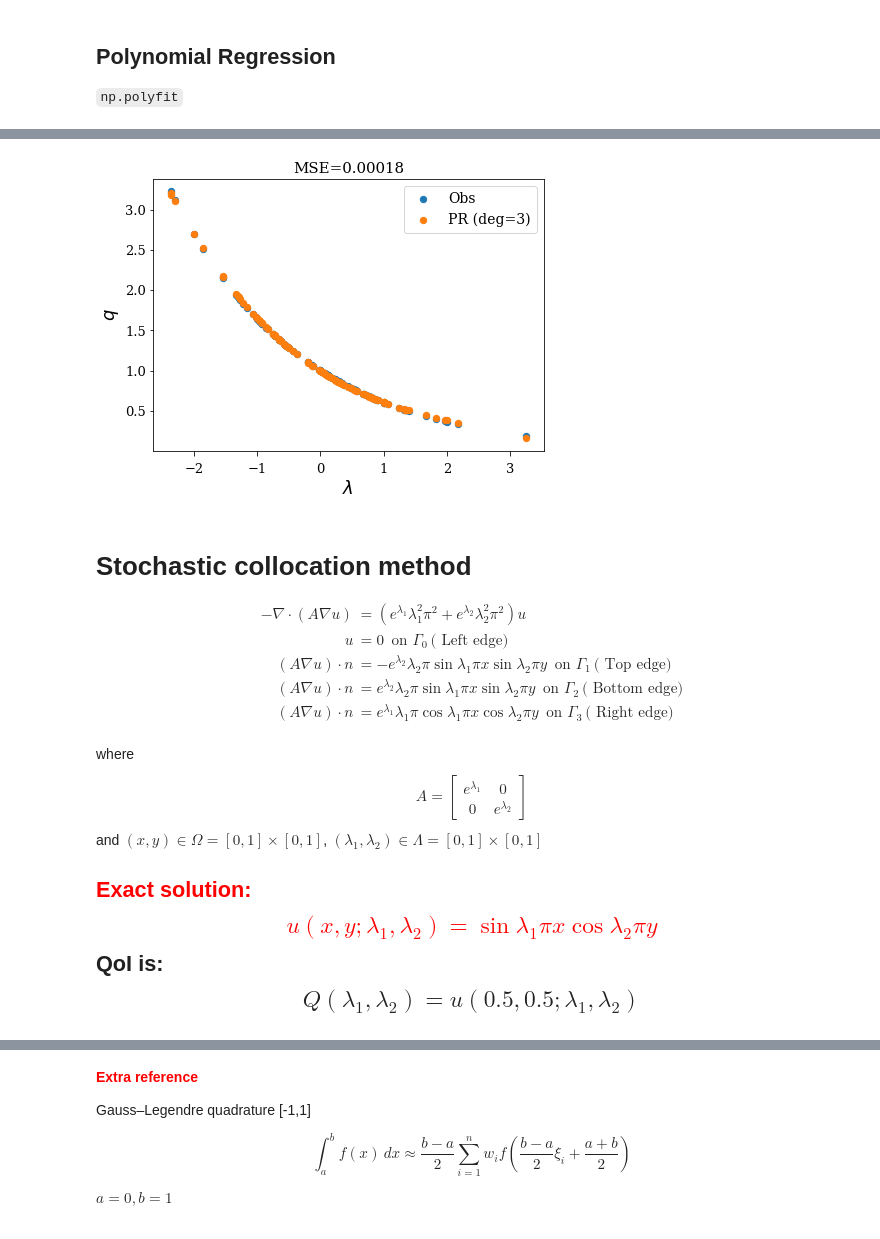
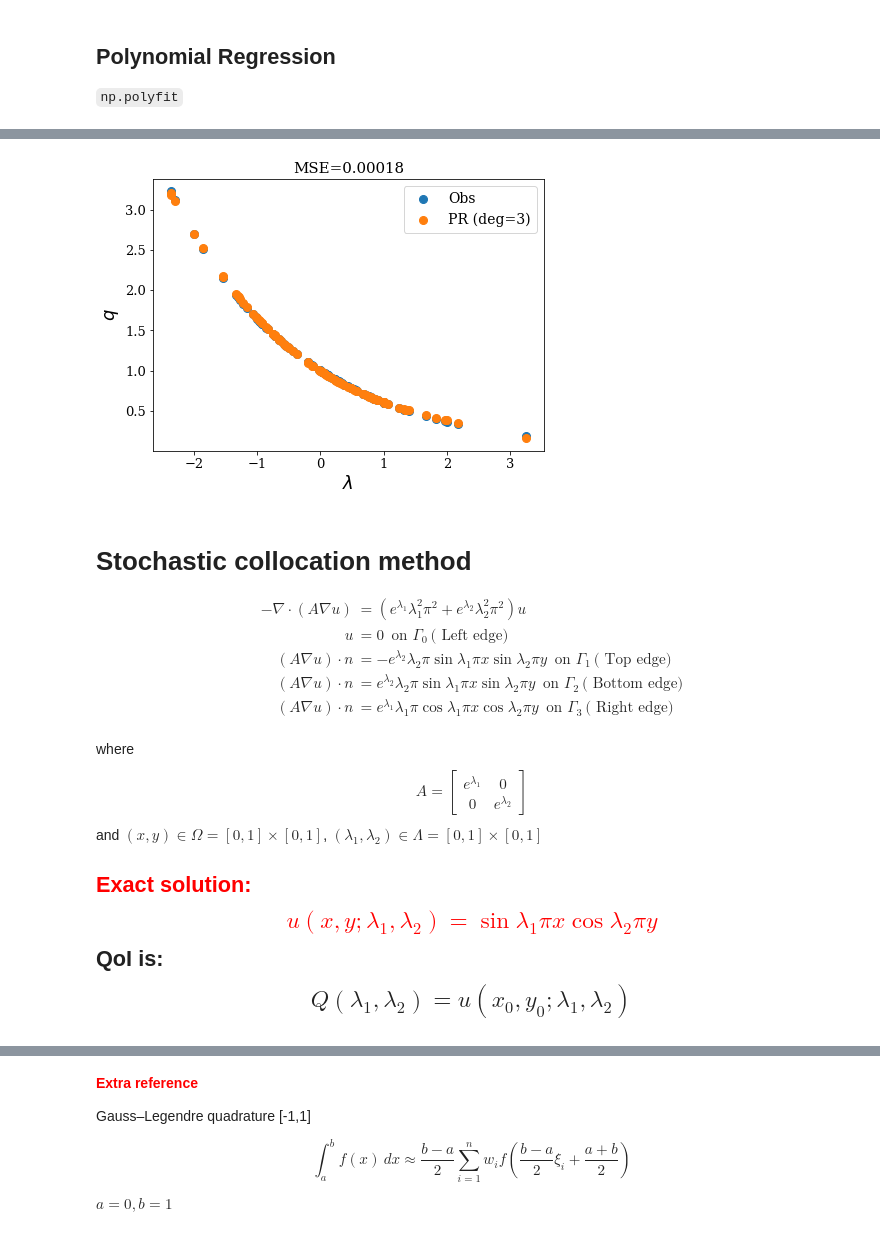
Before and after one commit to User-zwj/Thesis_Wenjuan_Code, a Jupyter notebook: Chapter7.ipynb, the cells around one changed output, grey strips where cells are left out. Saved outputs shown, nothing was run; the diff lists cells and outputs as text; code cells hidden in the pictures.

```diff
--- a/Chapter7.ipynb
+++ b/Chapter7.ipynb
@@ -38,11 +13,15 @@ from numpy.polynomial.legendre import leggauss
 import matplotlib.pyplot as plt
-# %%
-plt.rc('lines', linewidth = 4)
-# plt.rc('font', family='serif')  #weight='bold'
-plt.rc('xtick.major', size = 5, pad = 7) #?
-plt.rc('xtick', labelsize = 13)
-plt.rc('ytick', labelsize = 13)
-plt.rcParams["font.family"] = "serif"
+# %%
+####### Plot Formatting ######
+plt.rc('lines', linewidth = 4)
+plt.rc('xtick', labelsize = 13)
+plt.rc('ytick', labelsize = 13)
+plt.rc('legend',fontsize=14)
+plt.rcParams["font.family"] = "serif"
+plt.rcParams['axes.labelsize'] = 18
+plt.rcParams['axes.titlesize'] = 15
+plt.rcParams['lines.markersize'] = 8
+plt.rcParams['figure.figsize'] = (7.0, 5.0)
 # %% [markdown]
 # PCE vs MC
 
@@ -364,21 +310,20 @@ plt.legend(prop={'size': 14});
 # %%
 ########## With feature scaling #############
 mymodel3 = np.poly1d(np.polyfit(data_trans[:,0], y_out, 3))
 preds_fd_pr3 = mymodel3(data_trans[:,0])
 mse_fd_pr3 = tf.keras.losses.MSE(y_exact,preds_fd_pr3).numpy()
 
-fig = plt.figure(figsize=(7,5))
-plt.xticks(fontsize=13, rotation=0)
-plt.yticks(fontsize=13, rotation=0)
-plt.xlabel("$\lambda$",fontsize=18)
-plt.ylabel("$q$",fontsize=18)
-plt.title("MSE=%.5f"%(mse_fd_pr3),fontsize=15)
-plt.scatter(lam_in, y_out, s=40, label='Obs')
-plt.scatter(lam_in, preds_fd_pr3,s=40, label='PR (deg=3)')
-plt.legend(prop={'size': 14});
-# fig.savefig("images/comp_fd_pr3.png")
+fig = plt.figure()
+plt.xlabel("$\lambda$")
+plt.ylabel("$q$")
+plt.title("MSE=%.5f"%(mse_fd_pr3))
+plt.scatter(lam_in, y_out, label='Obs')
+plt.scatter(lam_in, preds_fd_pr3, label='PR (deg=3)')
+plt.legend()
+plt.show();
+fig.savefig("images/comp_fd_pr3.png")
 # %% [output]
-[figure, old version]
+[figure, new version]
 # %% [markdown]
 # Stochastic collocation method
 
@@ -399,7 +344,7 @@ $$ u(x,y;\lambda_1,\lambda_2) = \sin \lambda_1\pi x \cos \lambda_2 \pi y$$
 </font>
 QoI is:
 $$
-Q(\lambda_1,\lambda_2) = u(0.5,0.5;\lambda_1,\lambda_2)
+Q(\lambda_1,\lambda_2) = u(x_0,y_0;\lambda_1,\lambda_2)
 $$
 ----
 # %% [markdown]
```
Also changed, not shown: parts of 32 cells of this notebook.
